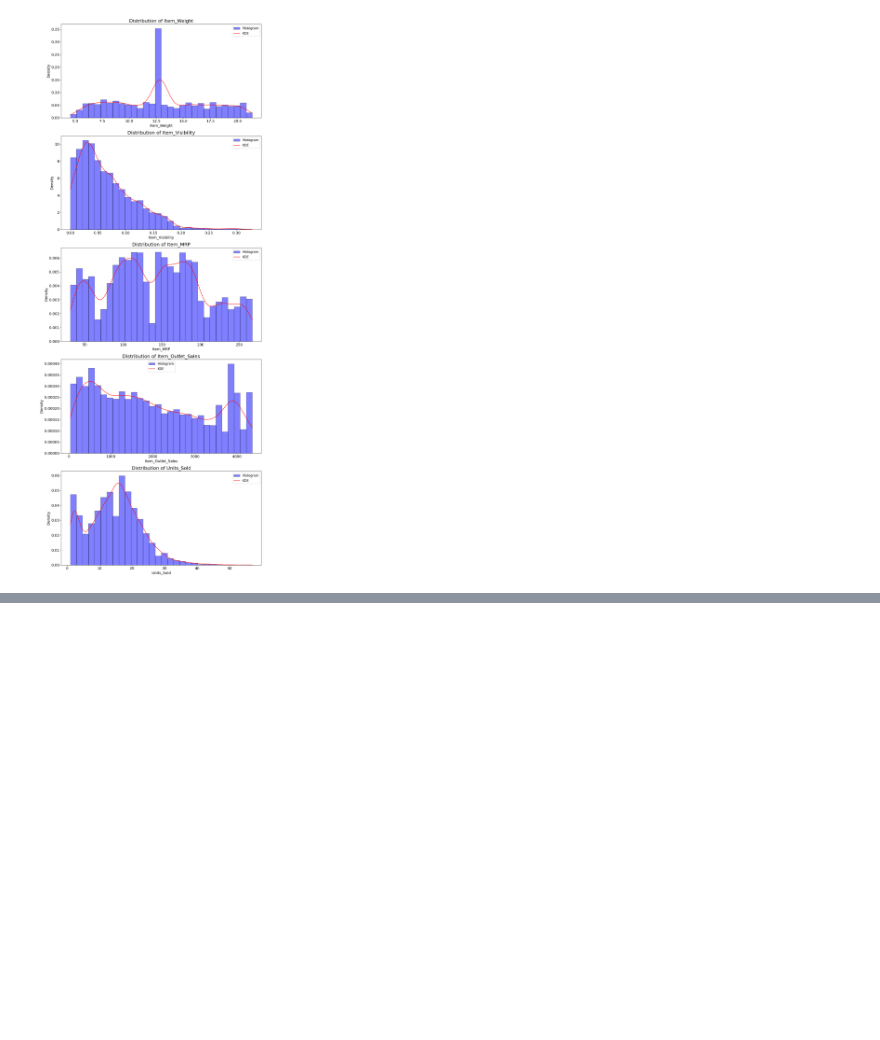
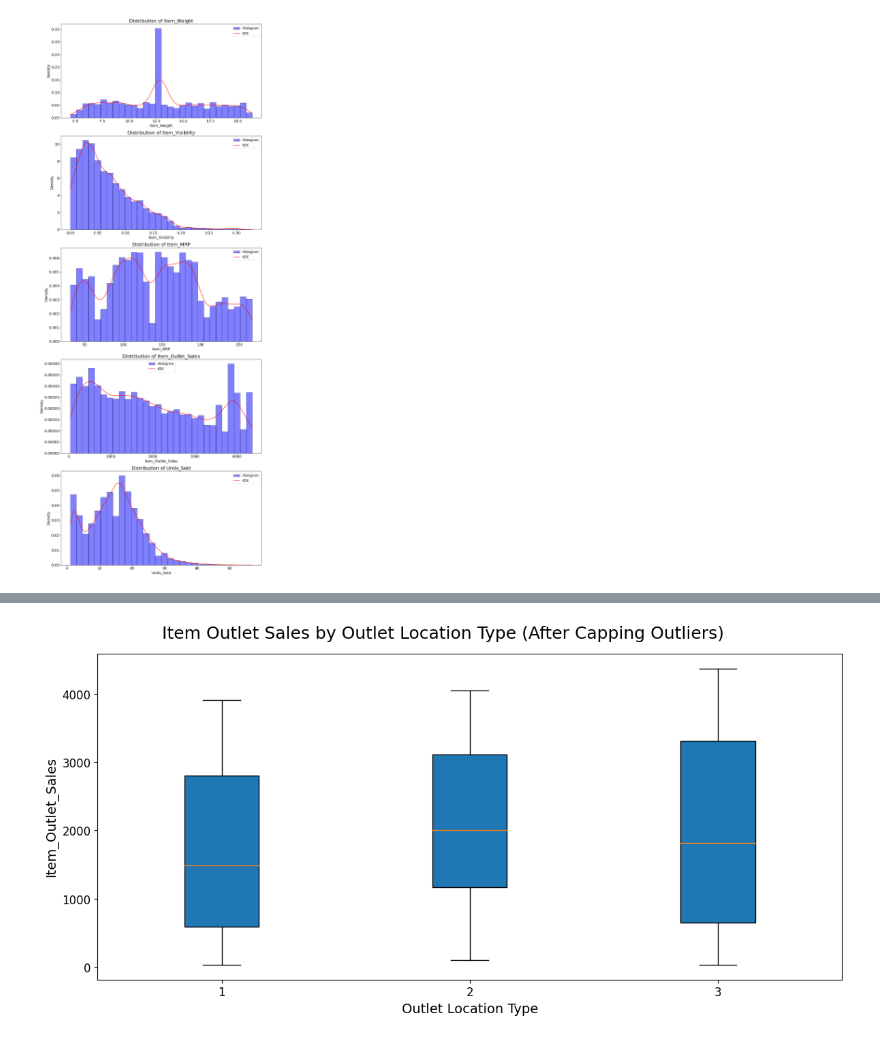
Before and after one commit to AromaDsouza/BigMart_Sales_Prediction, a Jupyter notebook: BigMart_Sales_Prediction.ipynb, the cells around one changed output, grey strips where cells are left out. Cells and saved outputs as stored; diff of their text form; code cells hidden in the pictures; blank space fills up the shorter version.

```diff
--- a/BigMart_Sales_Prediction.ipynb
+++ b/BigMart_Sales_Prediction.ipynb
@@ -636,0 +639,16 @@ create_boxplot(train_data, 'Outlet_Location_Type', 'Item_Outlet_Sales')
+# %%
+plt.figure(figsize=(12, 6))
+plt.boxplot([train_data[train_data['Outlet_Location_Type']== outlet]['Item_Outlet_Sales']for outlet in sorted(train_data['Outlet_Location_Type'].unique())],patch_artist = True)
+
+plt.title('Item Outlet Sales by Outlet Location Type (After Capping Outliers)', fontsize=18)
+plt.xlabel('Outlet Location Type', fontsize = 14)
+plt.ylabel('Item_Outlet_Sales', fontsize = 14)
+
+outlet_location_labels = ['1', '2', '3']
+plt.xticks(range(1,len(outlet_location_labels) + 1), outlet_location_labels, fontsize = 12)
+plt.yticks(fontsize = 12)
+
+plt.tight_layout()
+plt.show()
+# %% [output]
+[figure, added]
```
Also changed, not shown: parts of 6 cells of this notebook.
